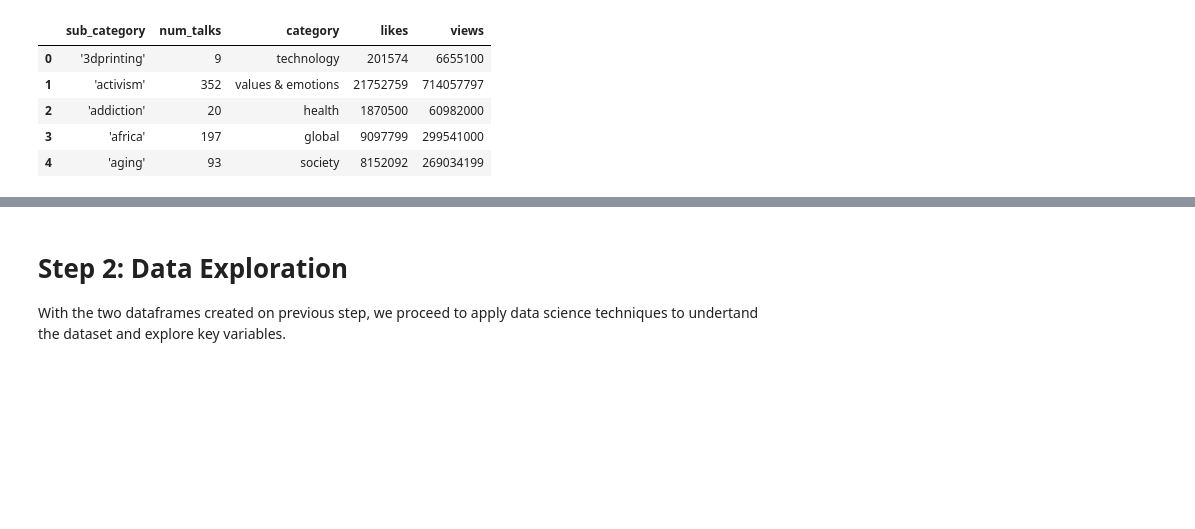
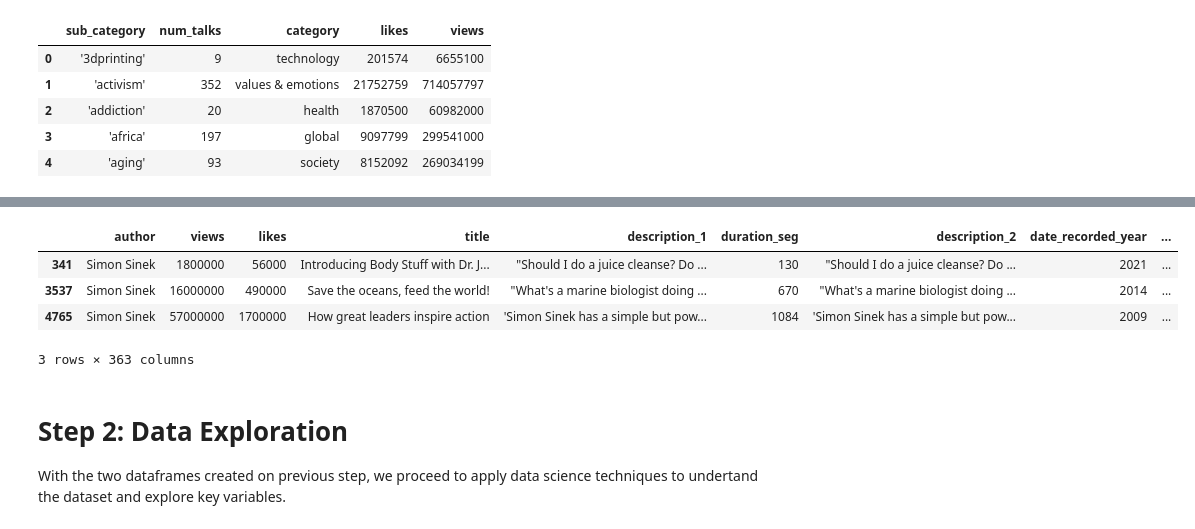
Before and after one commit to aaas24/code_library, a Jupyter notebook: ted_talks/ted_talks_final.ipynb, the cells around one changed output, grey strips where cells are left out. Cells and saved outputs as stored; diff of their text form; code cells hidden in the pictures; blank space fills up the shorter version.

```diff
--- a/ted_talks/ted_talks_final.ipynb
+++ b/ted_talks/ted_talks_final.ipynb
@@ -276,3 +292,11 @@ df_dummies.head(5)
+# %%
+df[df.author=='Simon Sinek']
+# %% [output]
+|  | author | views | likes | title | description_1 | duration_seg | description_2 | date_recorded_year | ... |
+| 341 | Simon Sinek | 1800000 | 56000 | Introducing Body Stuff with Dr. J... | "Should I do a juice cleanse? Do ... | 130 | "Should I do a juice cleanse? Do ... | 2021 | ... |
+| 3537 | Simon Sinek | 16000000 | 490000 | Save the oceans, feed the world! | "What's a marine biologist doing ... | 670 | "What's a marine biologist doing ... | 2014 | ... |
+| 4765 | Simon Sinek | 57000000 | 1700000 | How great leaders inspire action | 'Simon Sinek has a simple but pow... | 1084 | 'Simon Sinek has a simple but pow... | 2009 | ... |
+3 rows × 363 columns
 # %% [markdown]
 # Step 2: Data Exploration
 
```
Also changed, not shown: parts of 65 cells of this notebook, 6 other files.
